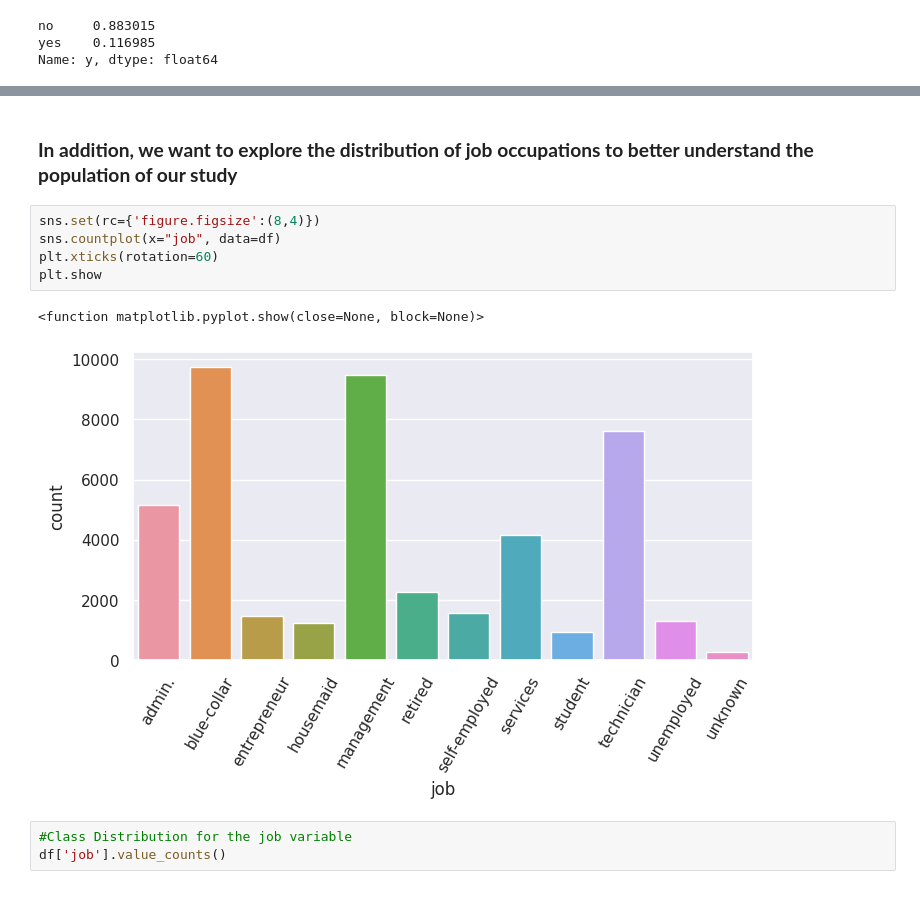
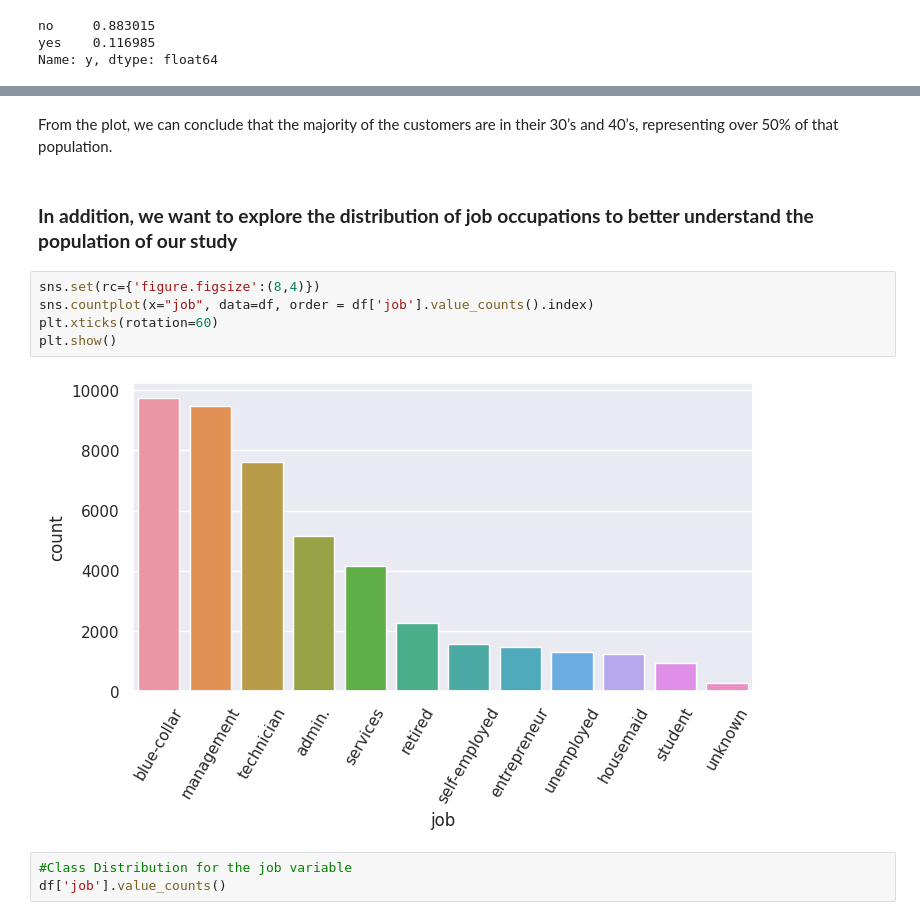
Before and after one commit to andyreych/BusinessIntelligence, a Jupyter notebook: Updated_copy_of_Exploratory_Analysis_Banking_Dataset.ipynb, the cells around one changed output, grey strips where cells are left out. Saved outputs shown, nothing was run; the diff lists cells and outputs as text.

```diff
--- a/Updated_copy_of_Exploratory_Analysis_Banking_Dataset.ipynb
+++ b/Updated_copy_of_Exploratory_Analysis_Banking_Dataset.ipynb
@@ -194,13 +204,14 @@ As we can see, based on this data most of our customers are in their 40s, 30s an
+# %% [markdown]
+From the plot, we can conclude that the majority of the customers are in their 30’s and 40’s, representing over 50% of that population.
 # %% [markdown]
 ### **In addition, we want to explore the distribution of job occupations to better understand the population of our study**
 # %%
 sns.set(rc={'figure.figsize':(8,4)})
-sns.countplot(x="job", data=df)
+sns.countplot(x="job", data=df, order = df['job'].value_counts().index)
 plt.xticks(rotation=60)
-plt.show
+plt.show()
 # %% [output]
-<function matplotlib.pyplot.show(close=None, block=None)>
-[figure, old version]
+[figure, new version]
 # %%
 #Class Distribution for the job variable
 df['job'].value_counts()
```
Also changed, not shown: parts of 33 cells of this notebook.
